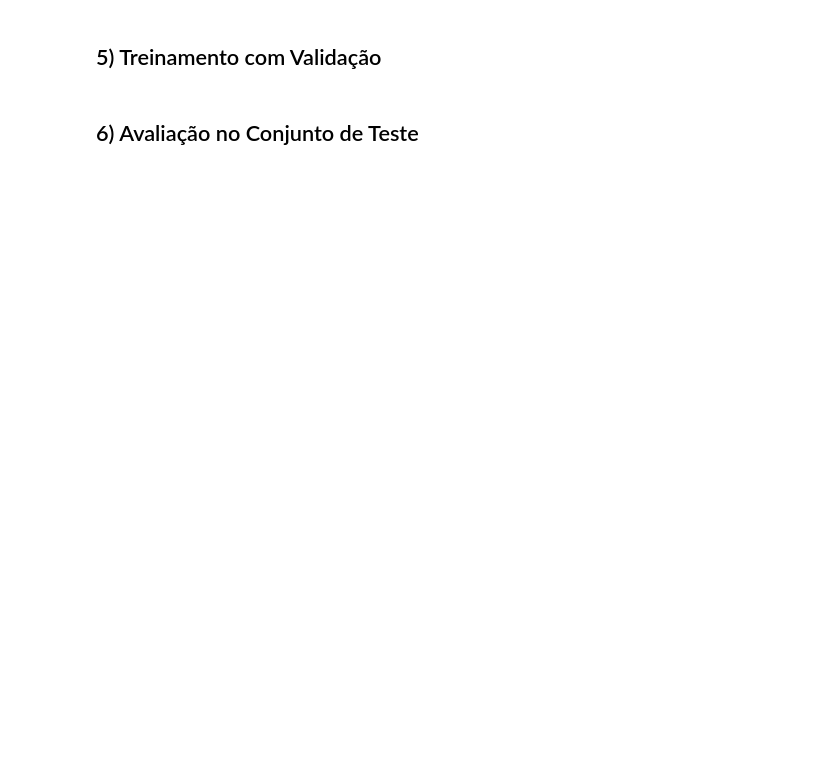
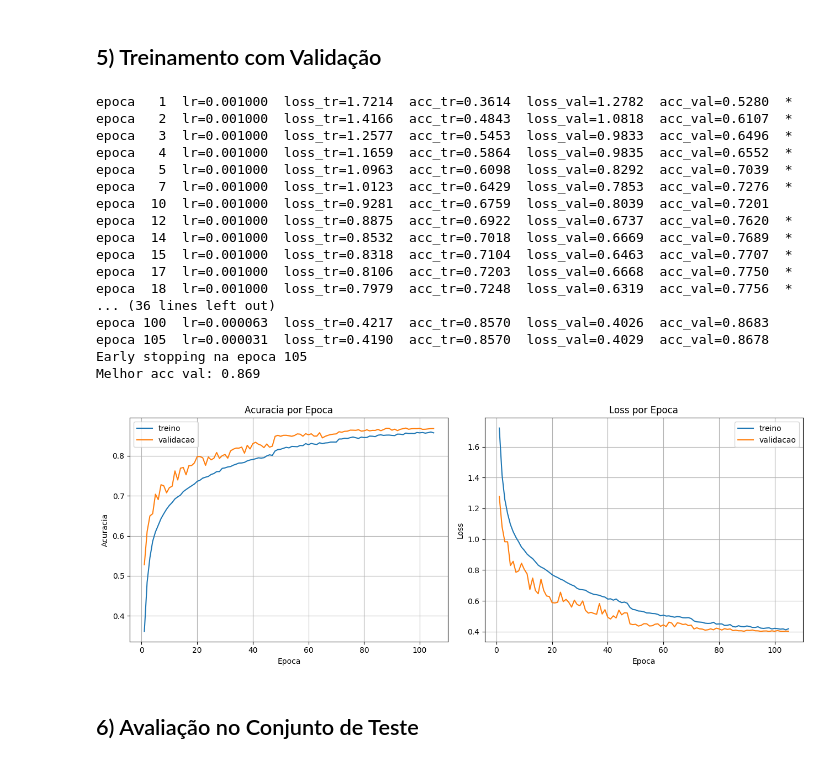
Before and after one commit to JheniferLais/Atividade_Pratica_2, a Jupyter notebook: atividade.ipynb, the cells around one changed output. Saved outputs shown, nothing was run; the diff lists cells and outputs as text; code cells hidden in the pictures; blank space fills up the shorter version.

```diff
--- a/atividade.ipynb
+++ b/atividade.ipynb
@@ -161,13 +182,13 @@ g = torch.Generator()
 g.manual_seed(random_state)
 
 ds_train = CIFAR10Dataset(dfgen.features[idx_train], dfgen.labels[idx_train], transform_train)
-ds_val = CIFAR10Dataset(dfgen.features[idx_val],   dfgen.labels[idx_val],   transform_eval)
-ds_test = CIFAR10Dataset(dfgen.features[idx_test],  dfgen.labels[idx_test],  transform_eval)
+ds_val   = CIFAR10Dataset(dfgen.features[idx_val],   dfgen.labels[idx_val],   transform_eval)
+ds_test  = CIFAR10Dataset(dfgen.features[idx_test],  dfgen.labels[idx_test],  transform_eval)
 
 BATCH_SIZE = 128
 loader_train = DataLoader(ds_train, batch_size=BATCH_SIZE, shuffle=True,
-                          num_workers=2, worker_init_fn=seed_worker, generator=g)
-loader_val = DataLoader(ds_val,   batch_size=BATCH_SIZE, shuffle=False, num_workers=2)
-loader_test = DataLoader(ds_test,  batch_size=BATCH_SIZE, shuffle=False, num_workers=2)
+                          num_workers=0, worker_init_fn=seed_worker, generator=g)
+loader_val   = DataLoader(ds_val,   batch_size=BATCH_SIZE, shuffle=False, num_workers=0)
+loader_test  = DataLoader(ds_test,  batch_size=BATCH_SIZE, shuffle=False, num_workers=0)
 
 print('\nBatches por epoca (treino):', len(loader_train))
@@ -214,8 +273,8 @@ torch.manual_seed(random_state)
 clfgen = ClfGen().to(DEVICE)
 
 criterion = nn.CrossEntropyLoss()
-optimizer = optim.SGD(clfgen.parameters(), lr=0.1, momentum=0.9, weight_decay=5e-4)
-scheduler = optim.lr_scheduler.MultiStepLR(optimizer, milestones=[60, 120], gamma=0.1)
+optimizer = optim.Adam(clfgen.parameters(), lr=1e-3)
+scheduler = optim.lr_scheduler.ReduceLROnPlateau(optimizer, mode='max', factor=0.5, patience=5)
 
 MAX_EPOCHS     = 150
 EARLY_PATIENCE = 10
@@ -250,7 +309,7 @@ def run_epoch(model, loader, training=True):
 for epoch in range(1, MAX_EPOCHS + 1):
     tr_loss, tr_acc = run_epoch(clfgen, loader_train, training=True)
     vl_loss, vl_acc = run_epoch(clfgen, loader_val,   training=False)
-    scheduler.step()
+    scheduler.step(vl_acc)
 
     history['train_loss'].append(tr_loss)
     history['train_acc'].append(tr_acc)
@@ -269,36 +328,55 @@ for epoch in range(1, MAX_EPOCHS + 1):
         tag = ''
 
     if epoch % 5 == 0 or tag:
-        print(f'epoca {epoch:3d}  lr={lr:.5f}  loss_tr={tr_loss:.4f}  acc_tr={tr_acc:.4f}  loss_val={vl_loss:.4f}  acc_val={vl_acc:.4f}  {tag}')
+        print(f'epoca {epoch:3d}  lr={lr:.6f}  loss_tr={tr_loss:.4f}  acc_tr={tr_acc:.4f}  loss_val={vl_loss:.4f}  acc_val={vl_acc:.4f}  {tag}')
 
     if patience_count >= EARLY_PATIENCE:
         print(f'Early stopping na epoca {epoch}')
         break
 
 print('Melhor acc val:', best_val_acc)
 
 epochs_range = range(1, len(history['train_loss']) + 1)
 
 fig, (ax1, ax2) = plt.subplots(1, 2, figsize=(13, 5))
 
 ax1.plot(epochs_range, history['train_acc'], label='treino')
 ax1.plot(epochs_range, history['val_acc'],   label='validacao')
 ax1.set_title('Acuracia por Epoca')
 ax1.set_xlabel('Epoca')
 ax1.set_ylabel('Acuracia')
 ax1.legend()
 ax1.grid(True)
 
 ax2.plot(epochs_range, history['train_loss'], label='treino')
 ax2.plot(epochs_range, history['val_loss'],   label='validacao')
 ax2.set_title('Loss por Epoca')
 ax2.set_xlabel('Epoca')
 ax2.set_ylabel('Loss')
 ax2.legend()
 ax2.grid(True)
 
 plt.tight_layout()
 plt.show()
+# %% [output]
+epoca   1  lr=0.001000  loss_tr=1.7214  acc_tr=0.3614  loss_val=1.2782  acc_val=0.5280  *
+epoca   2  lr=0.001000  loss_tr=1.4166  acc_tr=0.4843  loss_val=1.0818  acc_val=0.6107  *
+epoca   3  lr=0.001000  loss_tr=1.2577  acc_tr=0.5453  loss_val=0.9833  acc_val=0.6496  *
+epoca   4  lr=0.001000  loss_tr=1.1659  acc_tr=0.5864  loss_val=0.9835  acc_val=0.6552  *
+epoca   5  lr=0.001000  loss_tr=1.0963  acc_tr=0.6098  loss_val=0.8292  acc_val=0.7039  *
+epoca   7  lr=0.001000  loss_tr=1.0123  acc_tr=0.6429  loss_val=0.7853  acc_val=0.7276  *
+epoca  10  lr=0.001000  loss_tr=0.9281  acc_tr=0.6759  loss_val=0.8039  acc_val=0.7201
+epoca  12  lr=0.001000  loss_tr=0.8875  acc_tr=0.6922  loss_val=0.6737  acc_val=0.7620  *
+epoca  14  lr=0.001000  loss_tr=0.8532  acc_tr=0.7018  loss_val=0.6669  acc_val=0.7689  *
+epoca  15  lr=0.001000  loss_tr=0.8318  acc_tr=0.7104  loss_val=0.6463  acc_val=0.7707  *
+epoca  17  lr=0.001000  loss_tr=0.8106  acc_tr=0.7203  loss_val=0.6668  acc_val=0.7750  *
+epoca  18  lr=0.001000  loss_tr=0.7979  acc_tr=0.7248  loss_val=0.6319  acc_val=0.7756  *
+... (36 lines left out)
+epoca 100  lr=0.000063  loss_tr=0.4217  acc_tr=0.8570  loss_val=0.4026  acc_val=0.8683
+epoca 105  lr=0.000031  loss_tr=0.4190  acc_tr=0.8570  loss_val=0.4029  acc_val=0.8678
+Early stopping na epoca 105
+Melhor acc val: 0.869
+[figure, added]
 # %% [markdown]
 ## 6) Avaliação no Conjunto de Teste
 # %%
```
Also changed, not shown: parts of 5 cells of this notebook, 9 other files.
